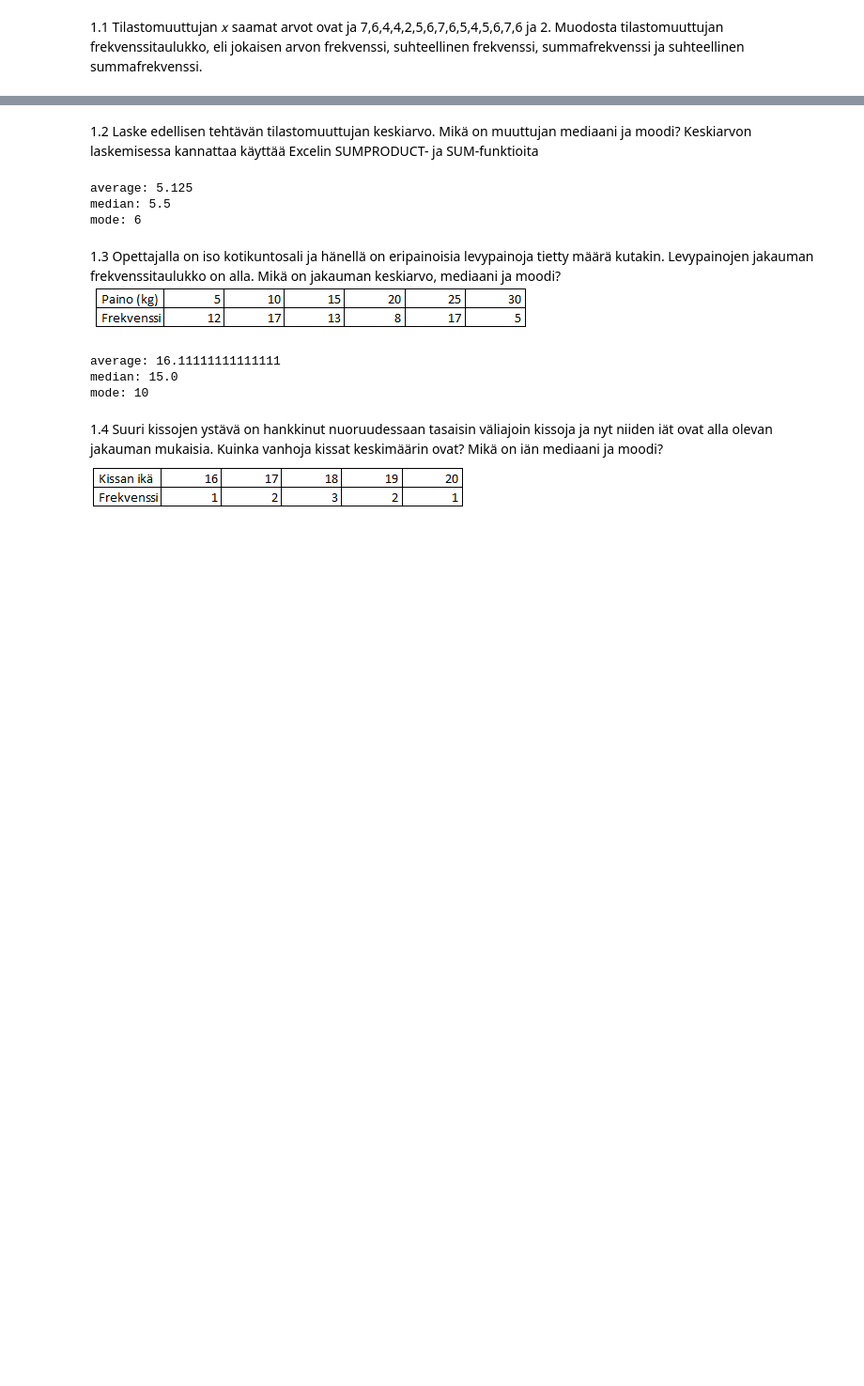
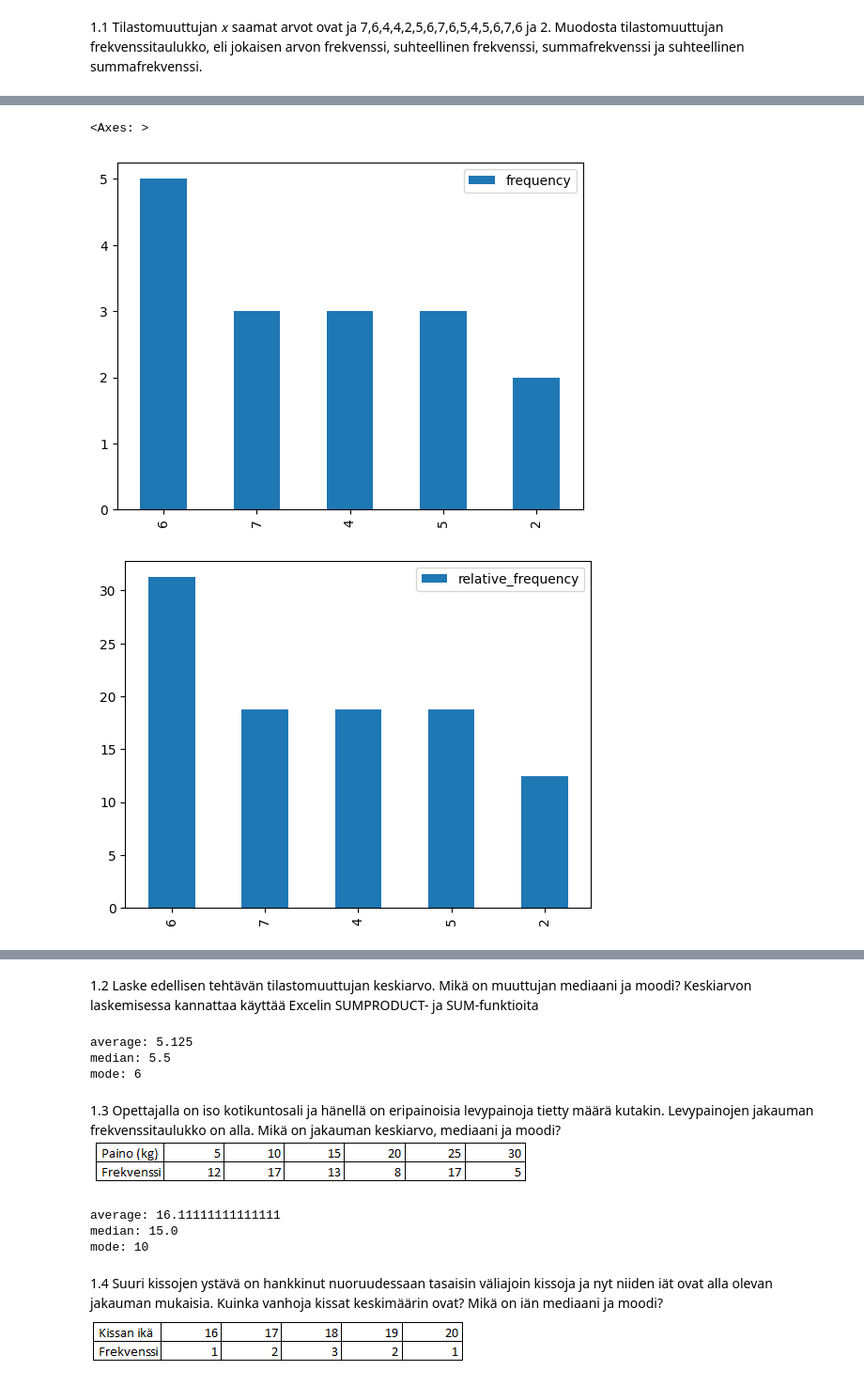
Before and after one commit to walterairs/statsandprobs, a Jupyter notebook: statistics/lesson_one.ipynb, the cells around one changed output, grey strips where cells are left out. Shown: that part at 94% size. Saved outputs shown, nothing was run; the diff lists cells and outputs as text; code cells hidden in the pictures; blank space fills up the shorter version.

```diff
--- a/statistics/lesson_one.ipynb
+++ b/statistics/lesson_one.ipynb
@@ -20,10 +20,10 @@ relative_frequency = relative_frequency * 100
 relative_sum_frequency = relative_sum_frequency * 100
 
 ## Turn the results into a dataframe
-frequency = pandas.DataFrame(frequency, columns=['frequency'])
-relative_frequency = pandas.DataFrame(relative_frequency, columns=['relative_frequency %'])
-sum_frequency = pandas.DataFrame(sum_frequency, columns=['sum_frequency'])
-relative_sum_frequency = pandas.DataFrame(relative_sum_frequency, columns=['relative_sum_frequency %'])
+frequency = pandas.DataFrame({'frequency': frequency})
+relative_frequency = pandas.DataFrame({'relative_frequency': relative_frequency})
+sum_frequency = pandas.DataFrame({'sum_frequency': sum_frequency})
+relative_sum_frequency = pandas.DataFrame({'relative_sum_frequency': relative_sum_frequency})
 
 print(frequency)
 print(relative_frequency)
@@ -49,0 +50,10 @@ print(relative_sum_frequency)
+# %%
+## Plot the results as charts
+frequency.plot(kind='bar')
+relative_frequency.plot(kind='bar')
+sum_frequency.plot(kind='bar')
+relative_sum_frequency.plot(kind='bar')
+# %% [output]
+<Axes: >
+[figure, added]
+[figure, added]
```
Also changed, not shown: parts of 5 cells of this notebook, 2 other files.
